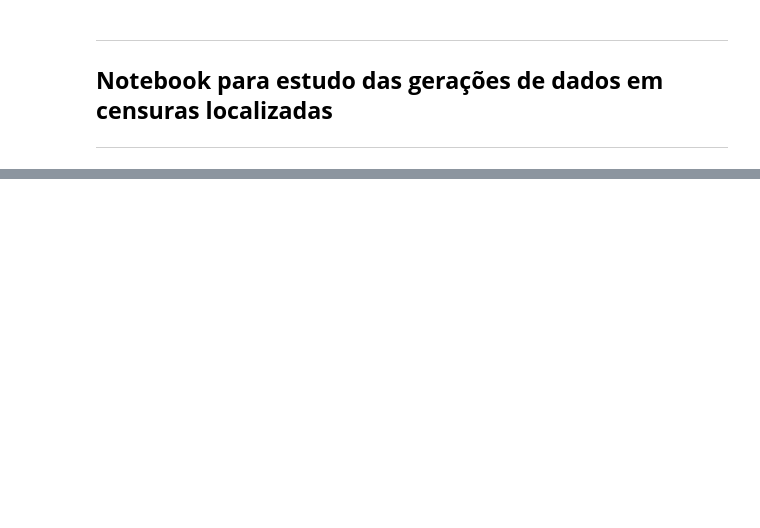
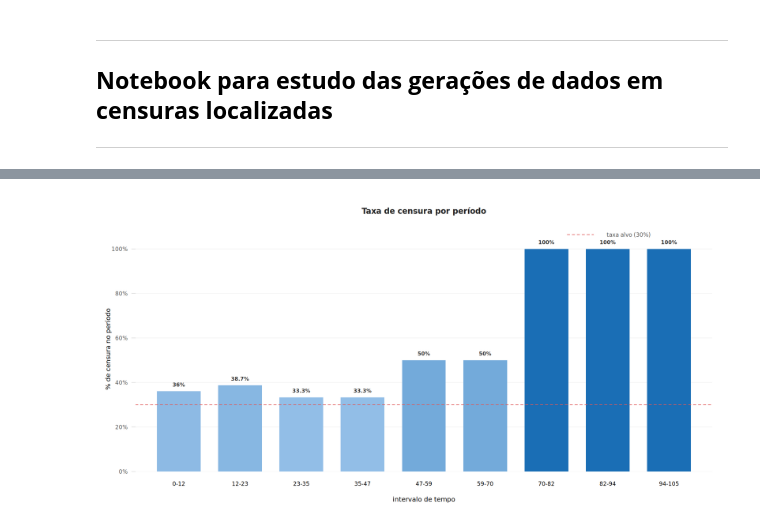
Before and after one commit to felipe-daiki/estudo_de_adequabilidade_de_poder_de_teste, a Jupyter notebook: estudo_da_censura_v0.ipynb, the cells around one changed output, grey strips where cells are left out. Cells and saved outputs as stored; diff of their text form; code cells hidden in the pictures; blank space fills up the shorter version.

Commit message:
estudo inicial da censura

```diff
--- a/estudo_da_censura_v0.ipynb
+++ b/estudo_da_censura_v0.ipynb
@@ -41,15 +28,15 @@ The following object is masked from ‘package:survival’:
 # %%
 ### =========================================== APLICACAO ======================= ###
-n <- 200
+n <- 500
 pi <- 0.5
 taxa_censura <- 0.3
-parametro_falha_experimental <- 10 ## pode ser qualquer valor, estamos avaliando diretamente na funcao
+parametro_falha_experimental <- 10
 parametro_falha_controle <- 5
 parametro_censura_experimental <- parametro_falha_experimental * (1 - taxa_censura) / taxa_censura
 parametro_censura_controle <- parametro_falha_controle * (1 - taxa_censura) / taxa_censura
 distribuicao <- "weibull"
-shape_falha_experimental_weibull <- 1
-shape_falha_controle_weibull <- 1
+shape_falha_experimental_weibull <- 0.5
+shape_falha_controle_weibull <- 0.5
 shape_censura_experimental_weibull <- shape_falha_experimental_weibull
 shape_censura_controle_weibull <- shape_falha_controle_weibull
 # %%
@@ -60,3 +47,72 @@ dados <- exemplo(distribuicao, n, pi,
                     shape_falha_controle_weibull, shape_censura_controle_weibull,
                     sdlog_falha_experimental, sdlog_censura_experimental,
                     sdlog_falha_controle, sdlog_censura_controle)
+
+censurados <- dados[dados$delta == 0, ]
+
+breaks <- seq(0, max(dados$z), length.out = 10)
+
+intervalo_todos      <- cut(dados$z,      breaks = breaks, include.lowest = TRUE)
+intervalo_censurados <- cut(censurados$z, breaks = breaks, include.lowest = TRUE)
+
+total_intervalo      <- table(intervalo_todos)
+censurados_intervalo <- table(intervalo_censurados)
+
+pct_censura <- as.numeric(censurados_intervalo / total_intervalo * 100)
+pct_censura[is.nan(pct_censura)] <- 0
+
+# Rótulos simplificados: só o início do intervalo
+rotulos <- paste0(round(breaks[-length(breaks)], 0), "-", round(breaks[-1], 0))
+
+cores <- colorRampPalette(c("#cce5ff", "#1a6eb5"))(100)
+indices_cor <- pmax(1, pmin(100, round(pct_censura)))
+cores_barras <- cores[indices_cor]
+
+par(bg = "white", mar = c(5, 5, 4, 2), family = "sans")
+
+bp <- barplot(
+  pct_censura,
+  names.arg = rotulos,
+  col       = cores_barras,
+  border    = NA,
+  ylim      = c(0, 110),
+  axes      = FALSE,
+  las       = 1,      # rótulos horizontais — sem rotação
+  cex.names = 0.85,
+  space     = 0.4
+)
+
+axis(2, at = seq(0, 100, 20),
+     labels = paste0(seq(0, 100, 20), "%"),
+     las = 1, col = NA, col.ticks = "#cccccc",
+     col.axis = "#555555", cex.axis = 0.85)
+
+abline(h = seq(0, 100, 20), col = "#eeeeee", lwd = 1)
+
+barplot(pct_censura, col = cores_barras, border = NA,
+        axes = FALSE, add = TRUE, space = 0.4)
+
+abline(h = 30, col = "#e05a5a", lty = 2, lwd = 1.5)
+
+text(x      = bp,
+     y      = pct_censura + 3,
+     labels = ifelse(pct_censura > 0, paste0(round(pct_censura, 1), "%"), ""),
+     cex    = 0.78,
+     col    = "#333333",
+     font   = 2)
+
+title(
+  main     = "Taxa de censura por período",
+  col.main = "#222222", cex.main = 1.2, font.main = 2,
+  xlab     = "intervalo de tempo",
+  ylab     = "% de censura no período"
+)
+
+legend("topright",
+       legend   = "taxa alvo (30%)",
+       col      = "#e05a5a",
+       lty = 2, lwd = 1.5,
+       bty      = "n",
+       cex      = 0.85,
+       text.col = "#555555")
+# %% [output]
@@ -62,0 +123 @@ dados <- exemplo(distribuicao, n, pi,
+[figure, added]
```
Also changed, not shown: parts of 5 cells of this notebook, 1 other file.
